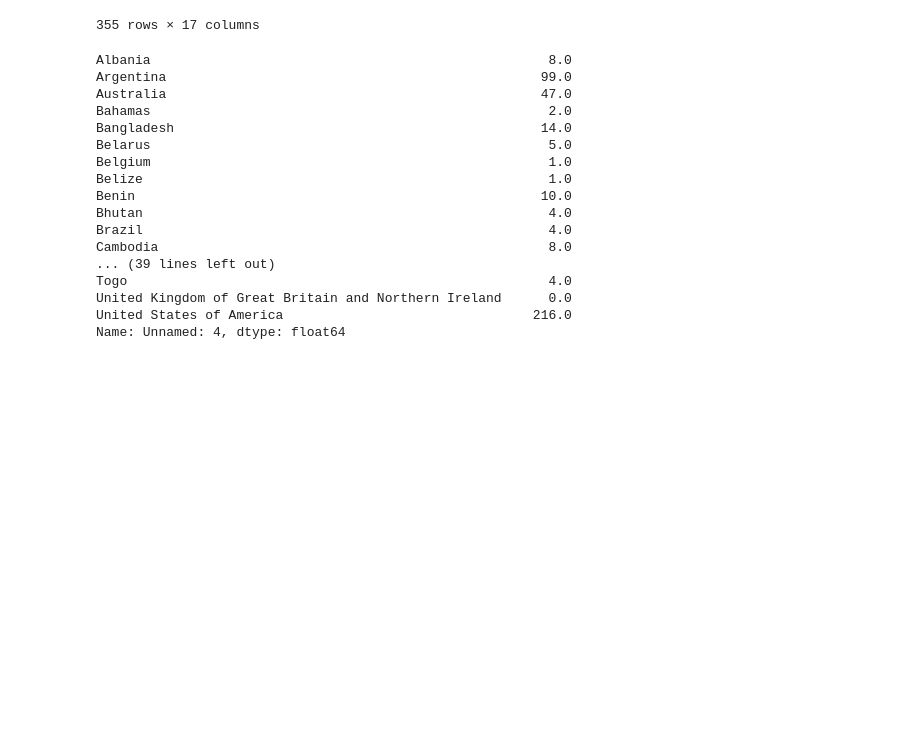
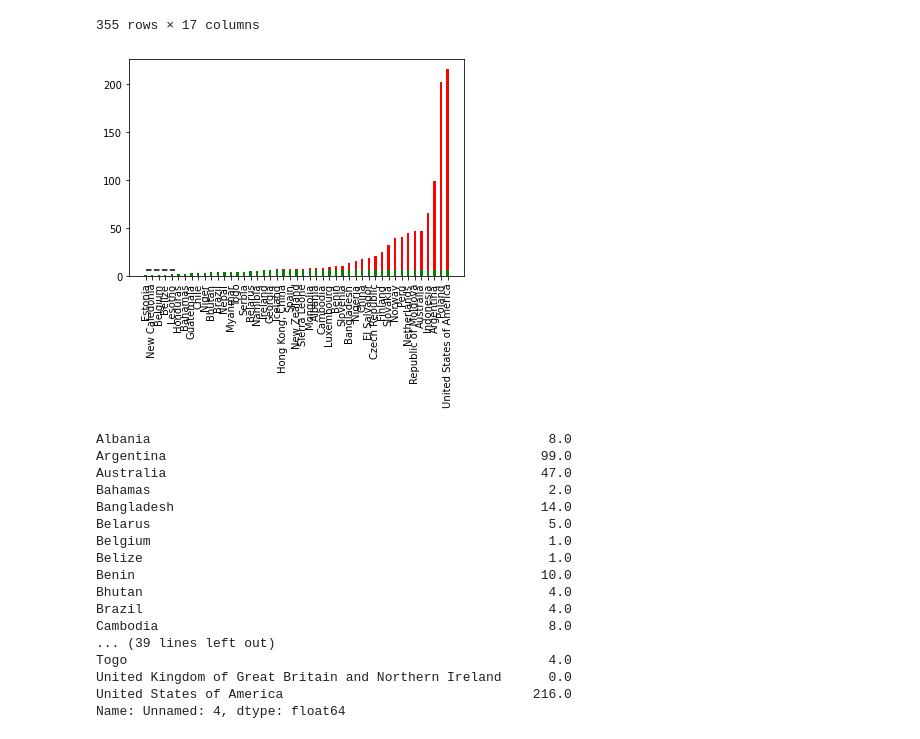
Before and after one commit to yairrinat/Survey_Analysis, a Jupyter notebook: survey_analysis.ipynb, the cells around one changed output. Cells and saved outputs as stored; diff of their text form; code cells hidden in the pictures; blank space fills up the shorter version.

Commit message:
trying to plot bar

```diff
--- a/survey_analysis.ipynb
+++ b/survey_analysis.ipynb
@@ -106,7 +106,6 @@ new_array = np.array(new)
 new_country = np.array(new.index)
 
 #----------------------------------------------------
-# some example data
 threshold = 6    # 7 forecasters
 
 # split it up
@@ -115,39 +114,44 @@ below_threshold = np.minimum(new_array, threshold)
 
 # and plot it
 fig, ax = plt.subplots()
+#plt.figure(figsize=(20, 3))  # width:10, height:8
 ax.bar(new_country, below_threshold, 0.35, color="g")
 ax.bar(new_country, above_threshold, 0.35, color="r",
         bottom=below_threshold)
+plt.xticks(rotation = 90)
 
 # horizontal line indicating the threshold
 ax.plot([0., 4.5], [threshold, threshold], "k--")
-
+plt.show()
+#ax.plot(figsize=(60, 10))
 fig.savefig("look-ma_a-threshold-plot.png")
 #----------------------------------------------------
 
 
 plt.figure()
 new.plot(kind = "bar")
 
 
 new.plot(kind = "box", ylim =(0,50) )
 
 
 
 plt.violinplot(new)
 
 sns.displot(new, kind="hist", binwidth = 5)
 
 # new.head()
 # # test:
 # a = re.findall(r"\d+","3 jh 32" )
 # print(a)
 # sum([int(a[0]) , int(a[1])])
 
 # identity_total_personal("aa")
 
 
 # type(df_staff[1:,3])
+# %% [output]
+[figure, added]
 # %%
 new
 # %% [output]
```
